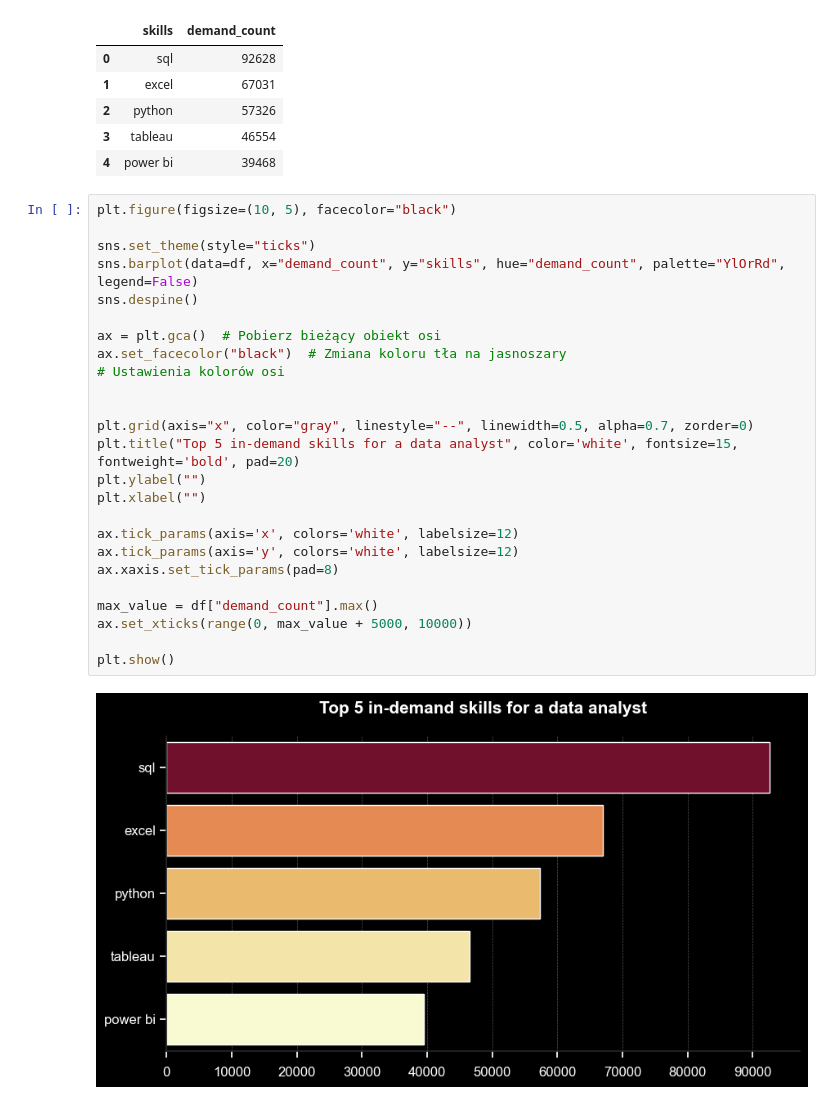
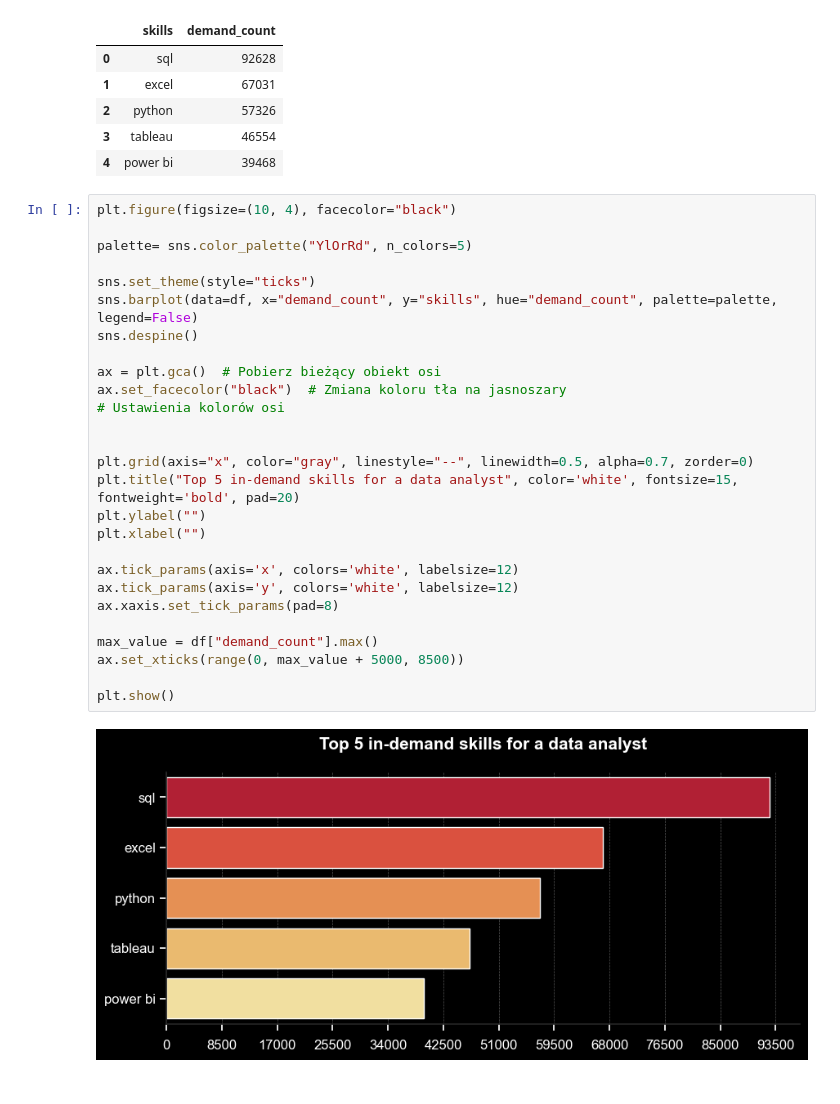
Before and after one commit to TomaszK94/SQL, a Jupyter notebook: Graphs/3_top_indemand_skills.ipynb, the cells around one changed output. Drawn from its saved outputs; the diff is of its cells as text.

Commit message:
fixed palette

```diff
--- a/Graphs/3_top_indemand_skills.ipynb
+++ b/Graphs/3_top_indemand_skills.ipynb
@@ -14,29 +14,31 @@ df
 | 3 | tableau | 46554 |
 | 4 | power bi | 39468 |
 # %%
-plt.figure(figsize=(10, 5), facecolor="black")
+plt.figure(figsize=(10, 4), facecolor="black")
+
+palette= sns.color_palette("YlOrRd", n_colors=5)
 
 sns.set_theme(style="ticks")
-sns.barplot(data=df, x="demand_count", y="skills", hue="demand_count", palette="YlOrRd", legend=False)
+sns.barplot(data=df, x="demand_count", y="skills", hue="demand_count", palette=palette, legend=False)
 sns.despine()
 
 ax = plt.gca()  # Pobierz bieżący obiekt osi
 ax.set_facecolor("black")  # Zmiana koloru tła na jasnoszary
 # Ustawienia kolorów osi
 
 
 plt.grid(axis="x", color="gray", linestyle="--", linewidth=0.5, alpha=0.7, zorder=0)
 plt.title("Top 5 in-demand skills for a data analyst", color='white', fontsize=15, fontweight='bold', pad=20)
 plt.ylabel("")
 plt.xlabel("")
 
 ax.tick_params(axis='x', colors='white', labelsize=12)
 ax.tick_params(axis='y', colors='white', labelsize=12)
 ax.xaxis.set_tick_params(pad=8)
 
 max_value = df["demand_count"].max()
-ax.set_xticks(range(0, max_value + 5000, 10000))
+ax.set_xticks(range(0, max_value + 5000, 8500))
 
 plt.show()
 # %% [output]
-[figure, old version]
+[figure, new version]
```
Also changed, not shown: 2 other files.
